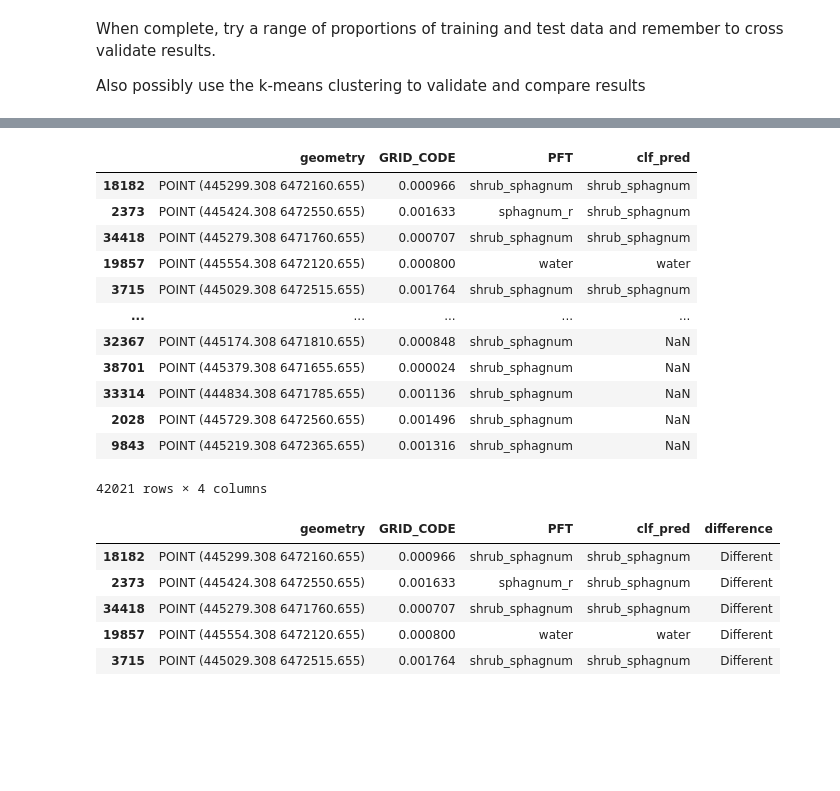
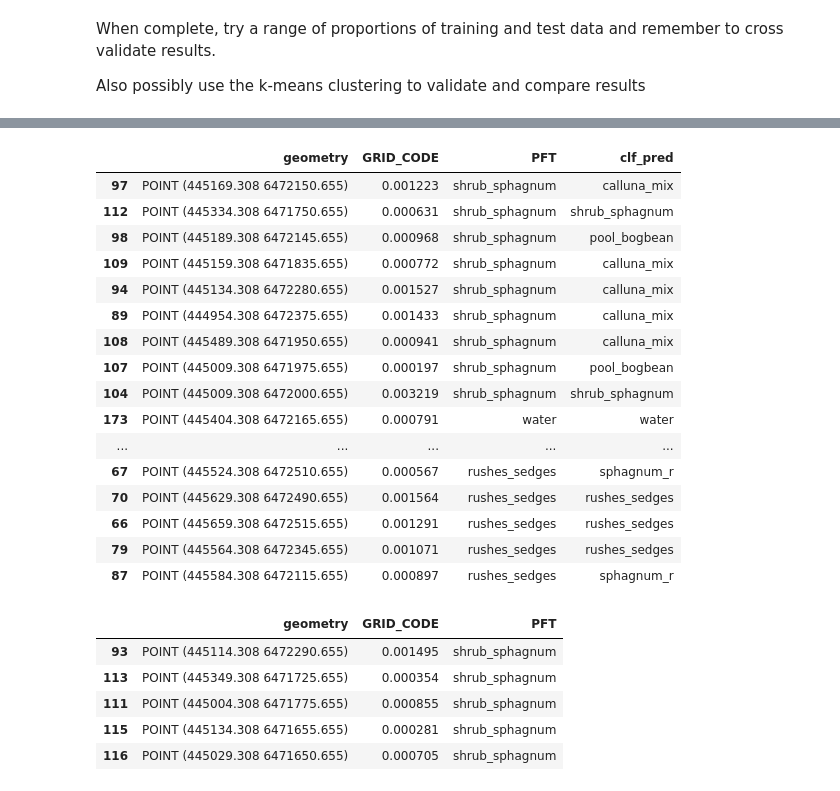
Before and after one commit to rachelzwalker/Flow_Country_HSI_and_PSM, a Jupyter notebook: python_notebooks/supervised/Random_Forest_preparation.ipynb, the cells around one changed output, grey strips where cells are left out. Drawn from its saved outputs; the diff is of its cells as text; code cells hidden in the pictures; blank space fills up the shorter version.

```diff
--- a/python_notebooks/supervised/Random_Forest_preparation.ipynb
+++ b/python_notebooks/supervised/Random_Forest_preparation.ipynb
@@ -144,17 +140,0 @@ train_focused.head()
-# %%
-cross_lochs_rf_gdf = model_results.append(train_focused)
-cross_lochs_rf_gdf
-# %% [output]
-|  | geometry | GRID_CODE | PFT | clf_pred |
-| 18182 | POINT (445299.308 6472160.655) | 0.000966 | shrub_sphagnum | shrub_sphagnum |
-| 2373 | POINT (445424.308 6472550.655) | 0.001633 | sphagnum_r | shrub_sphagnum |
-| 34418 | POINT (445279.308 6471760.655) | 0.000707 | shrub_sphagnum | shrub_sphagnum |
-| 19857 | POINT (445554.308 6472120.655) | 0.000800 | water | water |
-| 3715 | POINT (445029.308 6472515.655) | 0.001764 | shrub_sphagnum | shrub_sphagnum |
-| ... | ... | ... | ... | ... |
-| 32367 | POINT (445174.308 6471810.655) | 0.000848 | shrub_sphagnum | NaN |
-| 38701 | POINT (445379.308 6471655.655) | 0.000024 | shrub_sphagnum | NaN |
-| 33314 | POINT (444834.308 6471785.655) | 0.001136 | shrub_sphagnum | NaN |
-| 2028 | POINT (445729.308 6472560.655) | 0.001496 | shrub_sphagnum | NaN |
-| 9843 | POINT (445219.308 6472365.655) | 0.001316 | shrub_sphagnum | NaN |
-42021 rows × 4 columns
@@ -171,9 +140,0 @@ for index, row in cross_lochs_rf_gdf.iterrows():
-# %%
-cross_lochs_rf_gdf.head()
-# %% [output]
-|  | geometry | GRID_CODE | PFT | clf_pred | difference |
-| 18182 | POINT (445299.308 6472160.655) | 0.000966 | shrub_sphagnum | shrub_sphagnum | Different |
-| 2373 | POINT (445424.308 6472550.655) | 0.001633 | sphagnum_r | shrub_sphagnum | Different |
-| 34418 | POINT (445279.308 6471760.655) | 0.000707 | shrub_sphagnum | shrub_sphagnum | Different |
-| 19857 | POINT (445554.308 6472120.655) | 0.000800 | water | water | Different |
-| 3715 | POINT (445029.308 6472515.655) | 0.001764 | shrub_sphagnum | shrub_sphagnum | Different |
@@ -181,0 +141,33 @@ cross_lochs_rf_gdf.head()
+# %%
+model_results = model_results.assign(clf_pred = clf_pred)
+
+model_results
+# %% [output]
+|  | geometry | GRID_CODE | PFT | clf_pred |
+| 97 | POINT (445169.308 6472150.655) | 0.001223 | shrub_sphagnum | calluna_mix |
+| 112 | POINT (445334.308 6471750.655) | 0.000631 | shrub_sphagnum | shrub_sphagnum |
+| 98 | POINT (445189.308 6472145.655) | 0.000968 | shrub_sphagnum | pool_bogbean |
+| 109 | POINT (445159.308 6471835.655) | 0.000772 | shrub_sphagnum | calluna_mix |
+| 94 | POINT (445134.308 6472280.655) | 0.001527 | shrub_sphagnum | calluna_mix |
+| 89 | POINT (444954.308 6472375.655) | 0.001433 | shrub_sphagnum | calluna_mix |
+| 108 | POINT (445489.308 6471950.655) | 0.000941 | shrub_sphagnum | calluna_mix |
+| 107 | POINT (445009.308 6471975.655) | 0.000197 | shrub_sphagnum | pool_bogbean |
+| 104 | POINT (445009.308 6472000.655) | 0.003219 | shrub_sphagnum | shrub_sphagnum |
+| 173 | POINT (445404.308 6472165.655) | 0.000791 | water | water |
+| ... | ... | ... | ... | ... |
+| 67 | POINT (445524.308 6472510.655) | 0.000567 | rushes_sedges | sphagnum_r |
+| 70 | POINT (445629.308 6472490.655) | 0.001564 | rushes_sedges | rushes_sedges |
+| 66 | POINT (445659.308 6472515.655) | 0.001291 | rushes_sedges | rushes_sedges |
+| 79 | POINT (445564.308 6472345.655) | 0.001071 | rushes_sedges | rushes_sedges |
+| 87 | POINT (445584.308 6472115.655) | 0.000897 | rushes_sedges | sphagnum_r |
+# %%
+train_focused = train[train.columns[360:363]]
+
+train_focused.head()
+# %% [output]
+|  | geometry | GRID_CODE | PFT |
+| 93 | POINT (445114.308 6472290.655) | 0.001495 | shrub_sphagnum |
+| 113 | POINT (445349.308 6471725.655) | 0.000354 | shrub_sphagnum |
+| 111 | POINT (445004.308 6471775.655) | 0.000855 | shrub_sphagnum |
+| 115 | POINT (445134.308 6471655.655) | 0.000281 | shrub_sphagnum |
+| 116 | POINT (445029.308 6471650.655) | 0.000705 | shrub_sphagnum |
```
Also changed, not shown: parts of 23 cells of this notebook.
